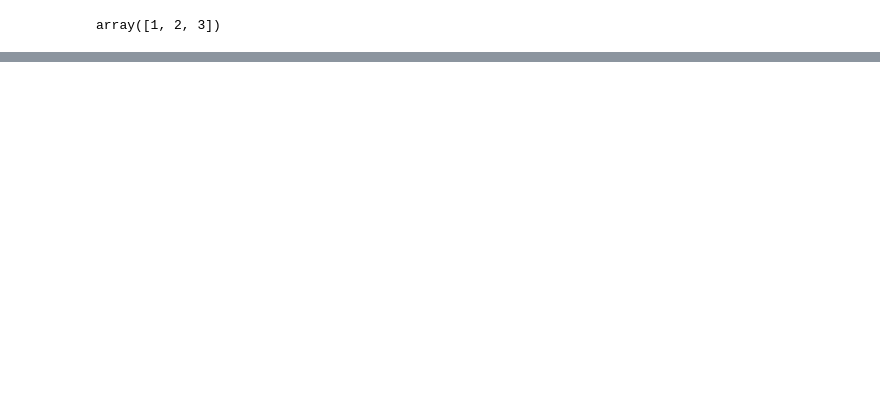
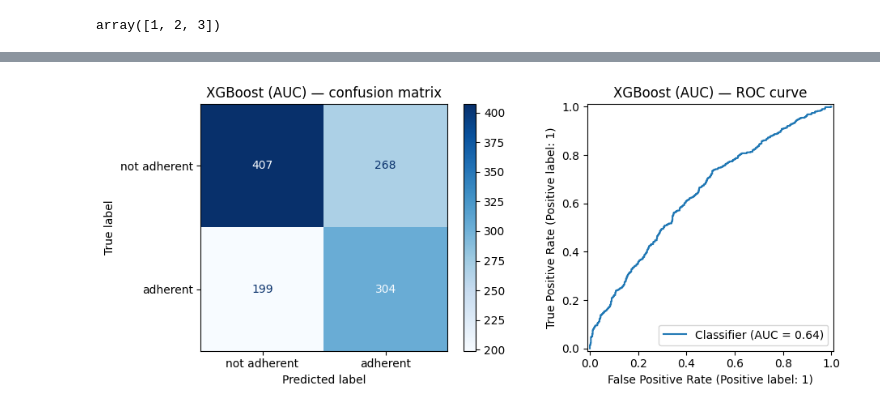
Before and after one commit to FrianaEngineer/Medical-Adherence, a Jupyter notebook: Notebooks/MEPS/2023_clean.ipynb, the cells around one changed output, grey strips where cells are left out. Saved outputs shown, nothing was run; the diff lists cells and outputs as text; code cells hidden in the pictures; blank space fills up the shorter version.

```diff
--- a/Notebooks/MEPS/2023_clean.ipynb
+++ b/Notebooks/MEPS/2023_clean.ipynb
@@ -2764,0 +2958,80 @@ Confusion matrix (test set):
+# %%
+# XGBoost grid search tuned on ROC-AUC — progress + ETA
+param_list_xgb = list(ParameterGrid(XGB_PARAM_GRID))
+n_combos_xgb = len(param_list_xgb)
+cv_xgb = StratifiedKFold(n_splits=CV_FOLDS, shuffle=True, random_state=RANDOM_STATE)
+
+print(
+    f"Starting XGBoost grid search (AUC): "
+    f"{n_combos_xgb} combos x {CV_FOLDS} folds = {n_combos_xgb * CV_FOLDS} fits\n"
+)
+
+best_score_xgb_auc = -np.inf
+best_params_xgb_auc = None
+results_xgb_auc = []
+t0 = time.perf_counter()
+
+for i, params in enumerate(param_list_xgb, start=1):
+    fold_scores = []
+    for train_idx, val_idx in cv_xgb.split(X_train_xgb, y_train_xgb):
+        xgb = XGBClassifier(
+            objective="binary:logistic",
+            eval_metric="auc",
+            random_state=RANDOM_STATE,
+            n_jobs=-1,
+            scale_pos_weight=scale_pos_weight,
+            **params,
+        )
+        xgb.fit(X_train_xgb.iloc[train_idx], y_train_xgb.iloc[train_idx])
+        proba = xgb.predict_proba(X_train_xgb.iloc[val_idx])[:, 1]
+        fold_scores.append(roc_auc_score(y_train_xgb.iloc[val_idx], proba))
+
+    mean_score = float(np.mean(fold_scores))
+    results_xgb_auc.append({**params, "mean_auc": mean_score})
+
+    if mean_score > best_score_xgb_auc:
+        best_score_xgb_auc = mean_score
+        best_params_xgb_auc = params
+
+    elapsed = time.perf_counter() - t0
+    remaining = (elapsed / i) * (n_combos_xgb - i)
+    print(
+        f"[{i}/{n_combos_xgb}] mean_auc={mean_score:.4f} | "
+        f"elapsed={elapsed/60:.1f}m | ETA={remaining/60:.1f}m | "
+        f"best_auc={best_score_xgb_auc:.4f}"
+    )
+
+print(f"\nDone in {(time.perf_counter() - t0)/60:.1f} minutes")
+print("Best params (XGB AUC):", best_params_xgb_auc)
+print(f"Best CV AUC: {best_score_xgb_auc:.4f}")
+
+best_xgb_auc = XGBClassifier(
+    objective="binary:logistic",
+    eval_metric="auc",
+    random_state=RANDOM_STATE,
+    n_jobs=-1,
+    scale_pos_weight=scale_pos_weight,
+    **best_params_xgb_auc,
+)
+best_xgb_auc.fit(X_train_xgb, y_train_xgb)
+y_pred_xgb_auc = best_xgb_auc.predict(X_test_xgb)
+y_proba_xgb_auc = best_xgb_auc.predict_proba(X_test_xgb)[:, 1]
+
+print(f"\nTest ROC-AUC: {roc_auc_score(y_test_xgb, y_proba_xgb_auc):.4f}")
+print("\nClassification report (test set, XGB AUC-tuned):")
+print(classification_report(y_test_xgb, y_pred_xgb_auc, digits=3))
+
+cm_xgb_auc = confusion_matrix(y_test_xgb, y_pred_xgb_auc)
+print("Confusion matrix (test set):")
+print(cm_xgb_auc)
+
+fig, axes = plt.subplots(1, 2, figsize=(10, 4))
+ConfusionMatrixDisplay(
+    confusion_matrix=cm_xgb_auc, display_labels=["not adherent", "adherent"]
+).plot(ax=axes[0], cmap="Blues")
+axes[0].set_title("XGBoost (AUC) — confusion matrix")
+RocCurveDisplay.from_predictions(y_test_xgb, y_proba_xgb_auc, ax=axes[1])
+axes[1].set_title("XGBoost (AUC) — ROC curve")
+plt.tight_layout()
+plt.show()
+# %% [output]
@@ -2764,0 +3055 @@ Confusion matrix (test set):
+[figure, added]
```
Also changed, not shown: parts of 59 cells of this notebook, 13 other files.
